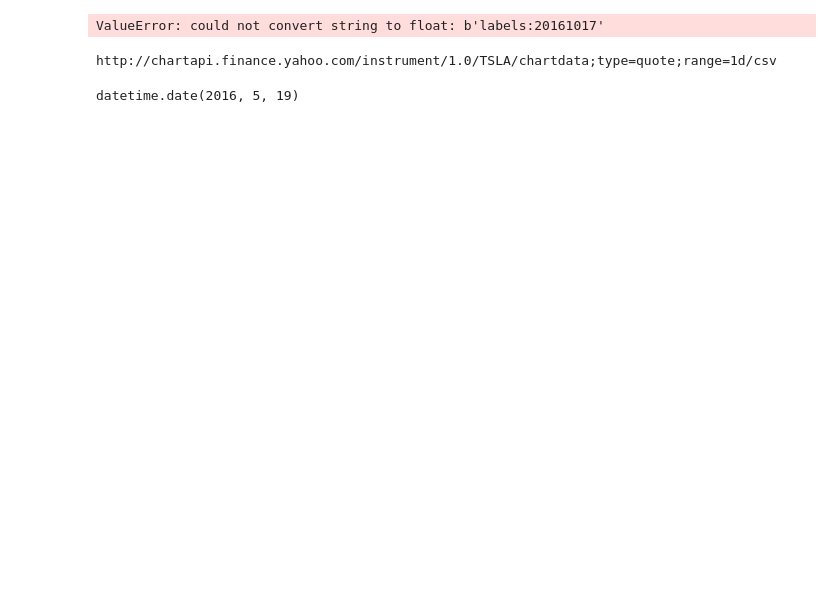
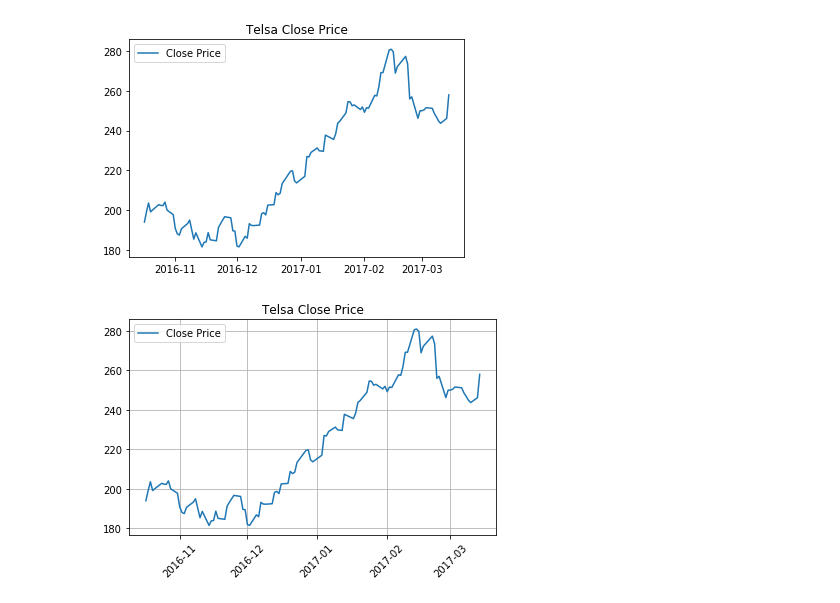
Before and after one commit to AaronFlower/Jupyter, a Jupyter notebook: matplotTutorial/LoadDataFromNet.ipynb, the cells around one changed output. Saved outputs shown, nothing was run; the diff lists cells and outputs as text; code cells hidden in the pictures; blank space fills up the shorter version.

Commit message:
Add subplot methods

```diff
--- a/matplotTutorial/LoadDataFromNet.ipynb
+++ b/matplotTutorial/LoadDataFromNet.ipynb
@@ -1,45 +1,69 @@
 # %%
 '''
 从一些网站的 API 获取数据
 '''
 import urllib.request
 import numpy as np
 import matplotlib.pyplot as plt
 from datetime import datetime
 
 
 def strToDate(dateStr):
     return datetime.strptime(dateStr, '%Y%m%d')
 
+# 普通 pyplot 来绘制。
 def grap_data(inc):
     url = 'http://chartapi.finance.yahoo.com/instrument/1.0/' + inc +'/chartdata;type=quote;range=5m/csv'
     data_source = urllib.request.urlopen(url).read().decode('utf-8')
     split_source = data_source.split('\n')
     stock_data = []
     for line in split_source:
         split_line = line.split(',')
-        if (len(split_line) == 6) and 'close' not in split_line:
+        if (len(split_line) == 6) and 'close' not in line and 'labels' not in line:
             stock_data.append(line)
     date1, closep, highp, lowp, openp, volume = np.loadtxt(stock_data, delimiter = ',', unpack = True)
     dates = [strToDate(str(int(date))) for date in date1]
 
-    plt.plot_date(dates, closep, '-')
+    plt.plot_date(dates, closep, '-', label='Close Price')
+    plt.legend()
+    plt.title('Telsa Close Price')
     plt.show()
 
+# 用 sub_plot 来绘制。
+def grap_data_figure(inc):
+    url = 'http://chartapi.finance.yahoo.com/instrument/1.0/' + inc +'/chartdata;type=quote;range=5m/csv'
+    data_source = urllib.request.urlopen(url).read().decode('utf-8')
+    split_source = data_source.split('\n')
+    stock_data = []
+    for line in split_source:
+        split_line = line.split(',')
+        if (len(split_line) == 6) and 'close' not in line and 'labels' not in line:
+            stock_data.append(line)
+    date1, closep, highp, lowp, openp, volume = np.loadtxt(stock_data, delimiter = ',', unpack = True)
+    dates = [strToDate(str(int(date))) for date in date1]
+
+    fig = plt.figure()
+    ax1 = plt.subplot2grid((1, 1), (0, 0))
+    ax1.plot_date(dates, closep,'-', label='Close Price')
+    # x 轴上的 lable 调整。
+    for label in ax1.xaxis.get_ticklabels():
+        label.set_rotation(45)
+    ax1.grid(True)
+
+    plt.legend()
+    plt.title('Telsa Close Price')
+    plt.subplots_adjust(left = 0.09,
+                       bottom = 0.20,
+                       right = 0.94,
+                       top = 0.95,
+                       wspace=0.2,
+                       hspace=0.2)
+    plt.show()
+
+
+
 grap_data('TSLA')
+grap_data_figure('TSLA')
 # %% [output]
-ValueError: could not convert string to float: b'labels:20161017'
+[figure, added]
+[figure, added]
-# %%
-'''
-从一些网站的 API 获取数据
-'''
-import urllib.request
-
-url = 'http://chartapi.finance.yahoo.com/instrument/1.0/' + 'TSLA' + '/chartdata;type=quote;range=1d/csv'
-print (url)
-# %% [output]
-http://chartapi.finance.yahoo.com/instrument/1.0/TSLA/chartdata;type=quote;range=1d/csv
-# %%
-strToDate('20160519').date()
-# %% [output]
-datetime.date(2016, 5, 19)
```
